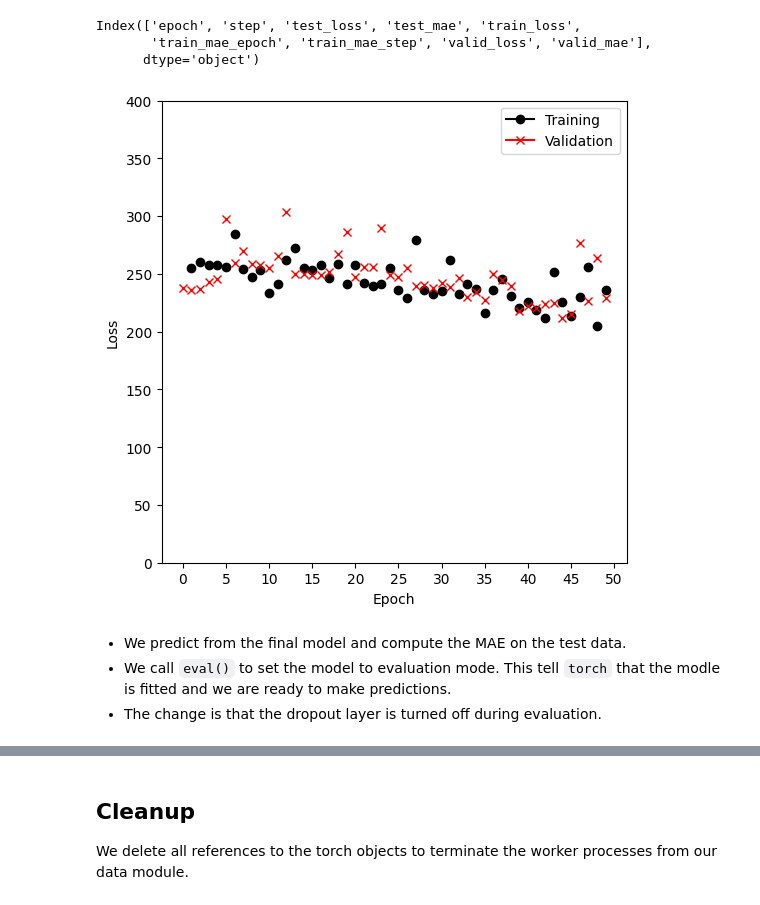
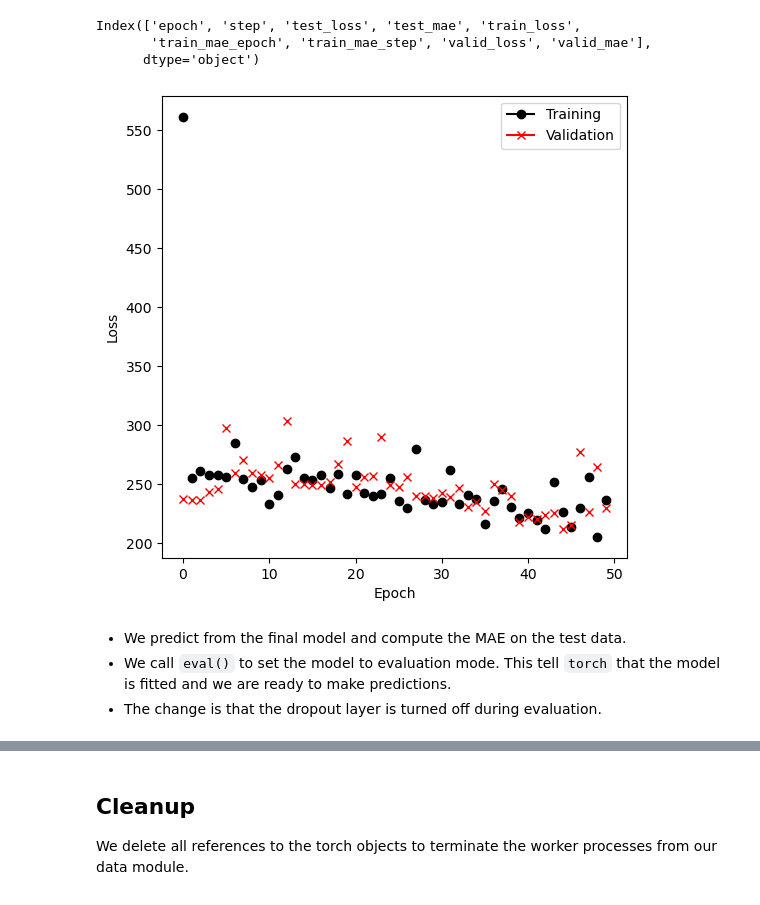
Before and after one commit to htdbui/ISLP_Lab, a Jupyter notebook: Hitters_DeepL.ipynb, the cells around one changed output, grey strips where cells are left out. Drawn from its saved outputs; the diff is of its cells as text; code cells hidden in the pictures.

```diff
--- a/Hitters_DeepL.ipynb
+++ b/Hitters_DeepL.ipynb
@@ -379,13 +379,12 @@ Index(['epoch', 'step', 'test_loss', 'test_mae', 'train_loss',
 # %%
 fig, ax = plt.subplots(1, 1, figsize=(6, 6))
 hit_results.plot(x='epoch', y='train_mae_epoch', label='Training',
                      marker='o', color='k', ax=ax)
 hit_results.plot(x='epoch', y='valid_mae', label='Validation',
                         marker='x', color='r', ax=ax)
 ax.set_xlabel('Epoch'); ax.set_ylabel('Loss');
-ax.set_ylim([0, 400]); ax.set_xticks(np.linspace(0, 50, 11));
 # %% [output]
-[figure, old version]
+[figure, new version]
 # %%
 #fig, ax = plt.subplots(1, 1, figsize=(6, 6))
 #for column, color, label in zip(['train_mae_epoch', 'valid_mae'],
@@ -395,7 +394,7 @@ ax.set_ylim([0, 400]); ax.set_xticks(np.linspace(0, 50, 11));
 #                     marker='o', color=color, ax=ax)
 # %% [markdown]
 - We predict from the final model and compute the MAE on the test data.
-- We call `eval()` to set the model to evaluation mode. This tell `torch` that the modle is fitted and we are ready to make predictions.
+- We call `eval()` to set the model to evaluation mode. This tell `torch` that the model is fitted and we are ready to make predictions.
 - The change is that the dropout layer is turned off during evaluation.
 # %%
 hit_model.eval()
```
Also changed, not shown: parts of 8 cells of this notebook, 1 other file.
